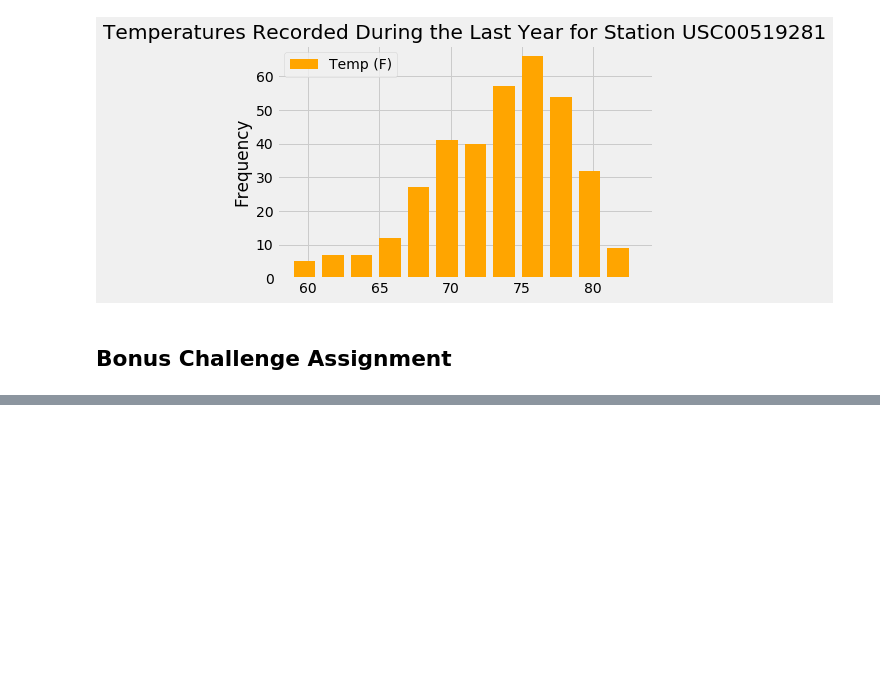
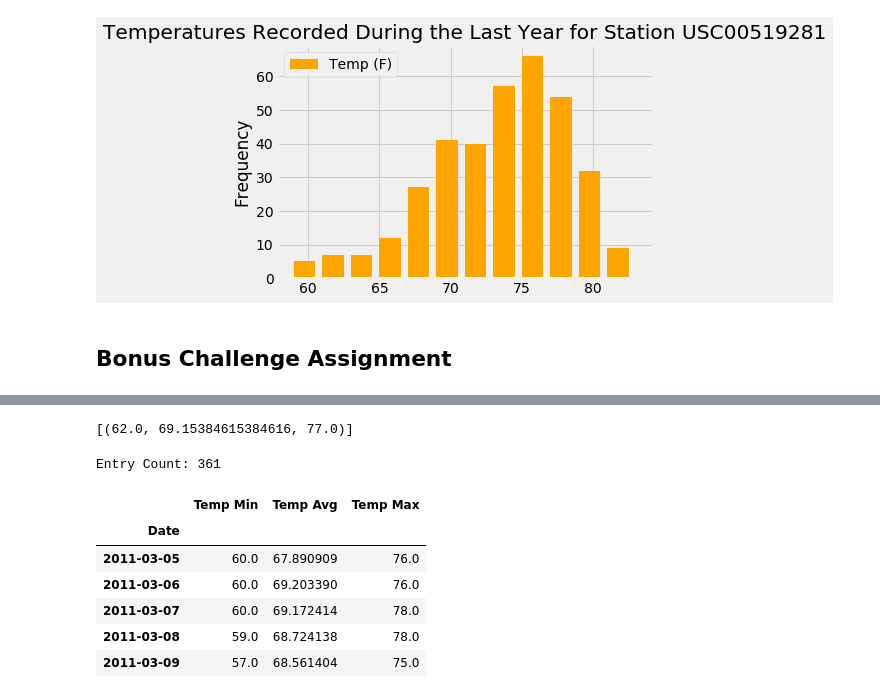
Before and after one commit to Joe-W-Conroy/sqlalchemy-challenge, a Jupyter notebook: climate.ipynb, the cells around one changed output, grey strips where cells are left out. Saved outputs shown, nothing was run; the diff lists cells and outputs as text; code cells hidden in the pictures; blank space fills up the shorter version.

```diff
--- a/climate.ipynb
+++ b/climate.ipynb
@@ -257,34 +291,70 @@ First Allowed Date: 08/18/2016
 # %%
-# # Create a query that will calculate the daily normals
-# # (i.e. the averages for tmin, tmax, and tavg for all historic data matching a specific month and day)
+# Create a query that will calculate the daily normals
+# (i.e. the averages for tmin, tmax, and tavg for all historic data matching a specific month and day)
 
-# def daily_normals(date):
-#     """Daily Normals.
+def daily_normals(date):
+    """Daily Normals.
 
-#     Args:
-#         date (str): A date string in the format '%m-%d'
+    Args:
+        date (str): A date string in the format '%m-%d'
 
-#     Returns:
-#         A list of tuples containing the daily normals, tmin, tavg, and tmax
+    Returns:
+        A list of tuples containing the daily normals, tmin, tavg, and tmax
 
-#     """
+    """
 
-#     sel = [func.min(Measurement.tobs), func.avg(Measurement.tobs), func.max(Measurement.tobs)]
-#     return session.query(*sel).filter(func.strftime("%m-%d", Measurement.date) == date).all()
+    sel = [func.min(measurements_table.tobs), func.avg(measurements_table.tobs), func.max(measurements_table.tobs)]
+    return session.query(*sel).filter(func.strftime("%m-%d", measurements_table.date) == date).all()
 
-# daily_normals("01-01")
+daily_normals("01-01")
+# %% [output]
+[(62.0, 69.15384615384616, 77.0)]
 # %%
 # calculate the daily normals for your trip
 # push each tuple of calculations into a list called `normals`
 
 # Set the start and end date of the trip
+start_date = dt.datetime.strptime('2011-03-05', '%Y-%m-%d')
+end_date = dt.datetime.strptime('2012-02-28', '%Y-%m-%d')
 
 # Use the start and end date to create a range of dates
+date_range = session.query(measurements_table.date).\
+filter(measurements_table.date >= start_date.strftime('%Y-%m-%d')).\
+filter(measurements_table.date <= end_date.strftime('%Y-%m-%d')).\
+group_by(measurements_table.date).all()
+
+date_range = list(np.ravel(date_range))
 
 # Stip off the year and save a list of %m-%d strings
+query_dates = []
+for i in range(0, len(date_range)):
+    sub_date = dt.datetime.strptime(date_range[i], '%Y-%m-%d')
+    query_dates.append(sub_date.strftime('%m-%d'))
 
 # Loop through the list of %m-%d strings and calculate the normals for each date
+normals = []
+
+for date in query_dates:
+    normals.append(list(np.ravel(daily_normals(date))))
+
+print(f"Entry Count: {len(normals)}")
+# %% [output]
+Entry Count: 361
 # %%
 # Load the previous query results into a Pandas DataFrame and add the `trip_dates` range as the `date` index
+Plot_Data = pd.DataFrame(
+    normals,
+    columns=['Temp Min', 'Temp Avg', 'Temp Max'],
+    index = pd.Index(data=date_range, name='Date')
+)
+Plot_Data.head()
+# %% [output]
+|  | Temp Min | Temp Avg | Temp Max |
+| Date |  |  |  |
+| 2011-03-05 | 60.0 | 67.890909 | 76.0 |
+| 2011-03-06 | 60.0 | 69.203390 | 76.0 |
+| 2011-03-07 | 60.0 | 69.172414 | 78.0 |
+| 2011-03-08 | 59.0 | 68.724138 | 78.0 |
+| 2011-03-09 | 57.0 | 68.561404 | 75.0 |
 # %%
 # Plot the daily normals as an area plot with `stacked=False`
```
Also changed, not shown: parts of 6 cells of this notebook.
